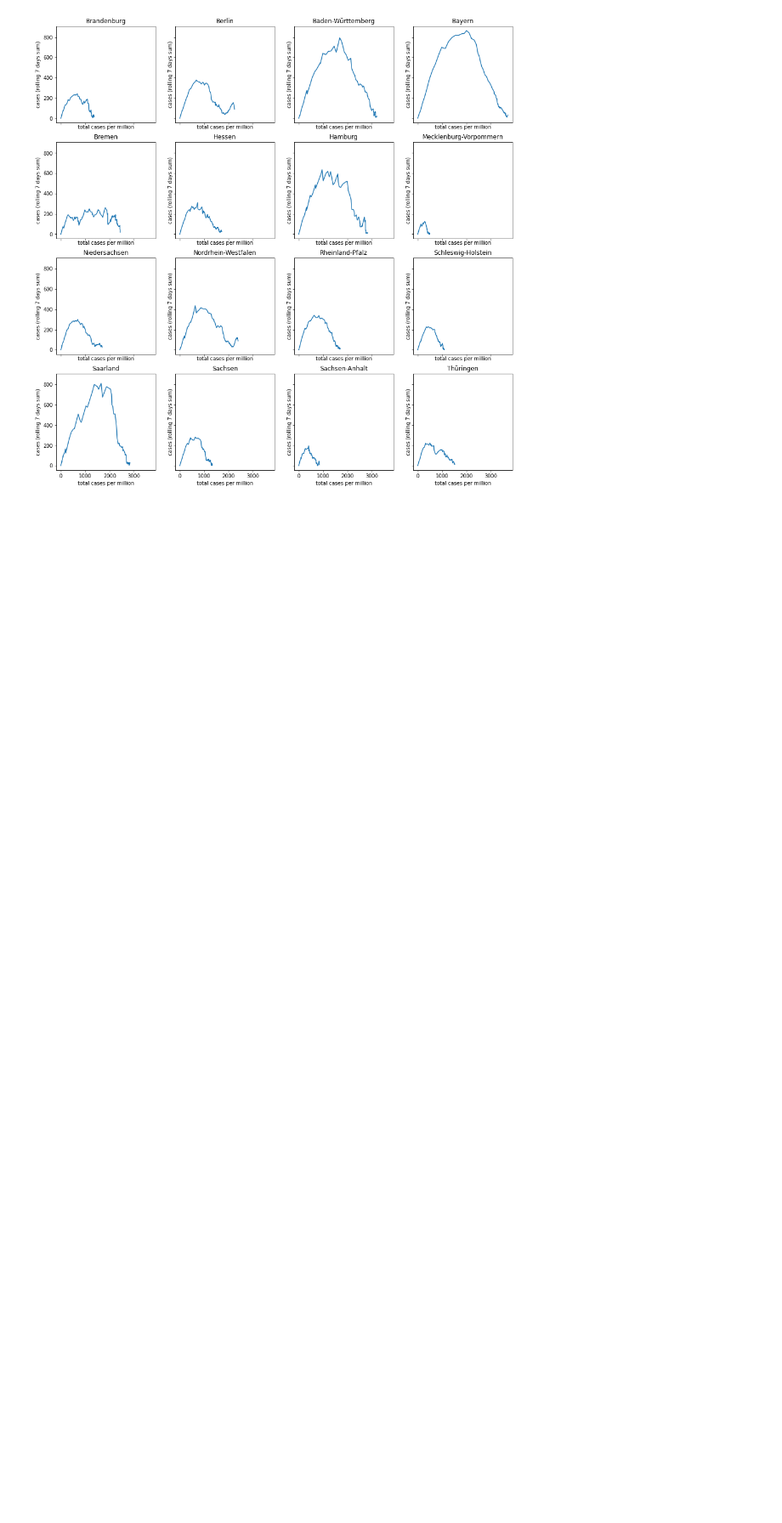
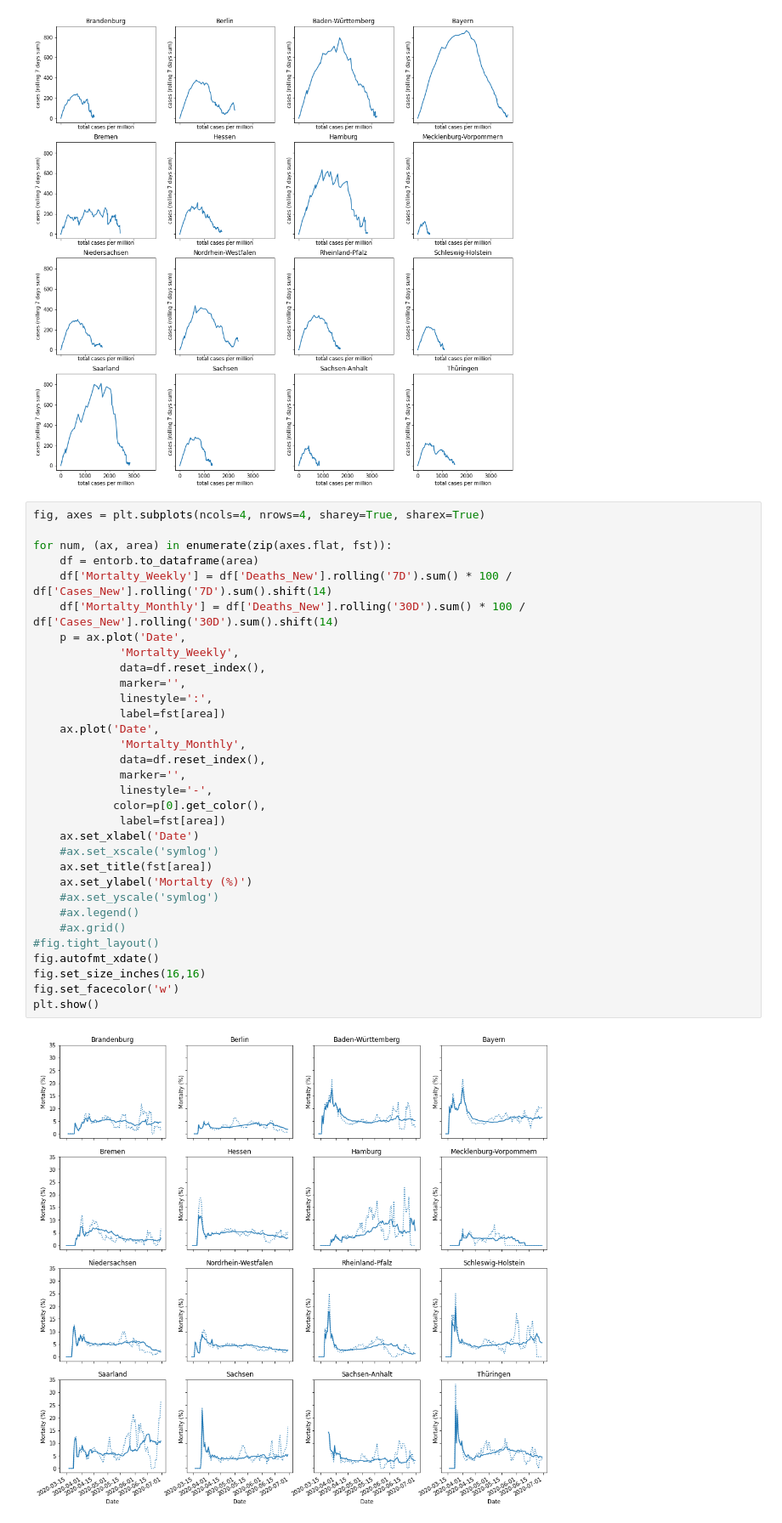
Before and after one commit to pschwede/covid19plots, a Jupyter notebook: sum_vs_window.ipynb, the cells around one changed output. Shown: that part at 85% size. Saved outputs shown, nothing was run; the diff lists cells and outputs as text; blank space fills up the shorter version.

```diff
--- a/sum_vs_window.ipynb
+++ b/sum_vs_window.ipynb
@@ -71,3 +71,37 @@ fig.set_facecolor('w')
 plt.show()
 # %% [output]
 [figure]
+# %%
+fig, axes = plt.subplots(ncols=4, nrows=4, sharey=True, sharex=True)
+
+for num, (ax, area) in enumerate(zip(axes.flat, fst)):
+    df = entorb.to_dataframe(area)
+    df['Mortalty_Weekly'] = df['Deaths_New'].rolling('7D').sum() * 100 / df['Cases_New'].rolling('7D').sum().shift(14)
+    df['Mortalty_Monthly'] = df['Deaths_New'].rolling('30D').sum() * 100 / df['Cases_New'].rolling('30D').sum().shift(14)
+    p = ax.plot('Date',
+             'Mortalty_Weekly',
+             data=df.reset_index(),
+             marker='',
+             linestyle=':',
+             label=fst[area])
+    ax.plot('Date',
+             'Mortalty_Monthly',
+             data=df.reset_index(),
+             marker='',
+             linestyle='-',
+            color=p[0].get_color(),
+             label=fst[area])
+    ax.set_xlabel('Date')
+    #ax.set_xscale('symlog')
+    ax.set_title(fst[area])
+    ax.set_ylabel('Mortalty (%)')
+    #ax.set_yscale('symlog')
+    #ax.legend()
+    #ax.grid()
+#fig.tight_layout()
+fig.autofmt_xdate()
+fig.set_size_inches(16,16)
+fig.set_facecolor('w')
+plt.show()
+# %% [output]
+[figure, added]
```
